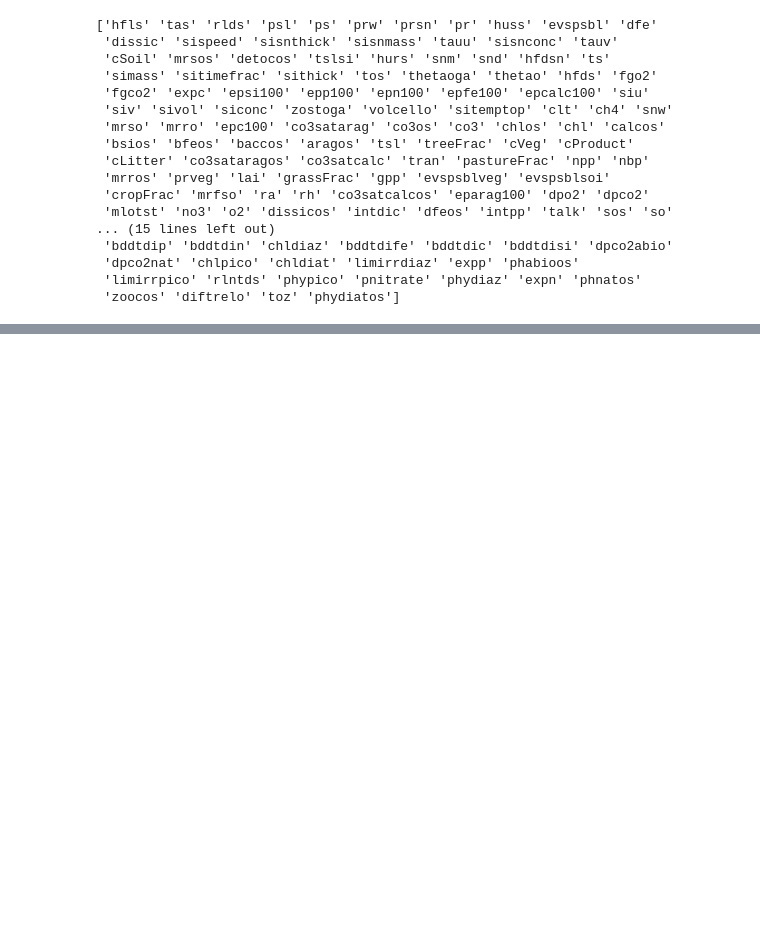
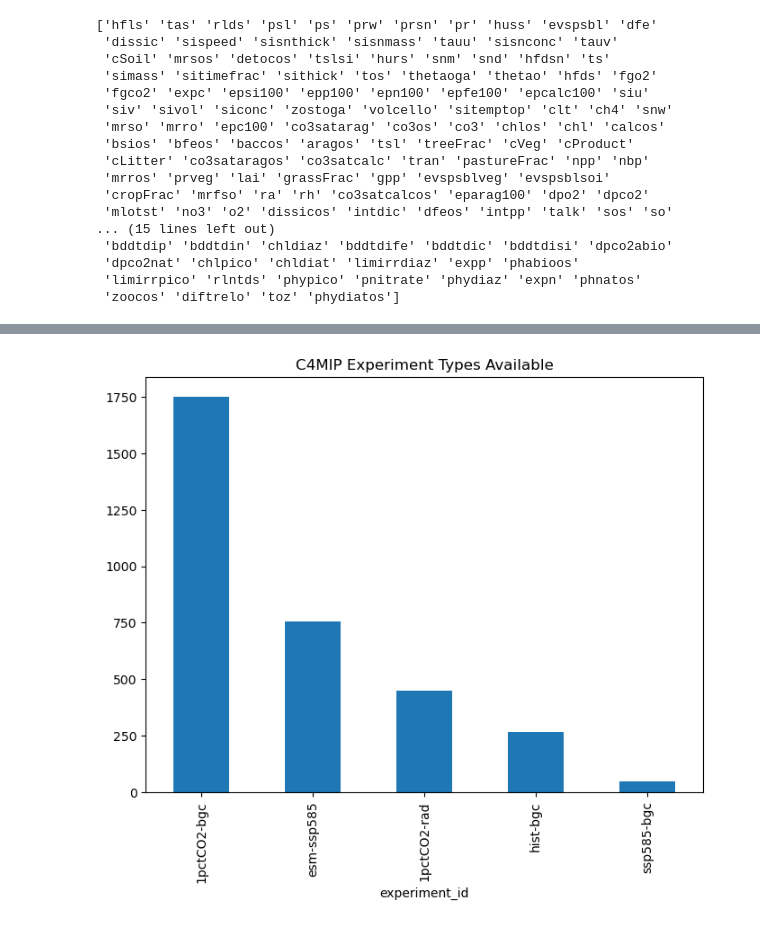
Before and after one commit to andykkimm/dsc_106project3, a Jupyter notebook: test.ipynb, the cells around one changed output, grey strips where cells are left out. Drawn from its saved outputs; the diff is of its cells as text; code cells hidden in the pictures; blank space fills up the shorter version.

```diff
--- a/test.ipynb
+++ b/test.ipynb
@@ -40,0 +139,8 @@ print(c4mip_data.variable_id.unique())
+# %%
+exp_counts = c4mip_data['experiment_id'].value_counts()
+plt.figure(figsize=(8, 6))
+exp_counts.plot(kind='bar')
+plt.title('C4MIP Experiment Types Available')
+plt.show()
+# %% [output]
+[figure, added]
```
Also changed, not shown: parts of 8 cells of this notebook.
